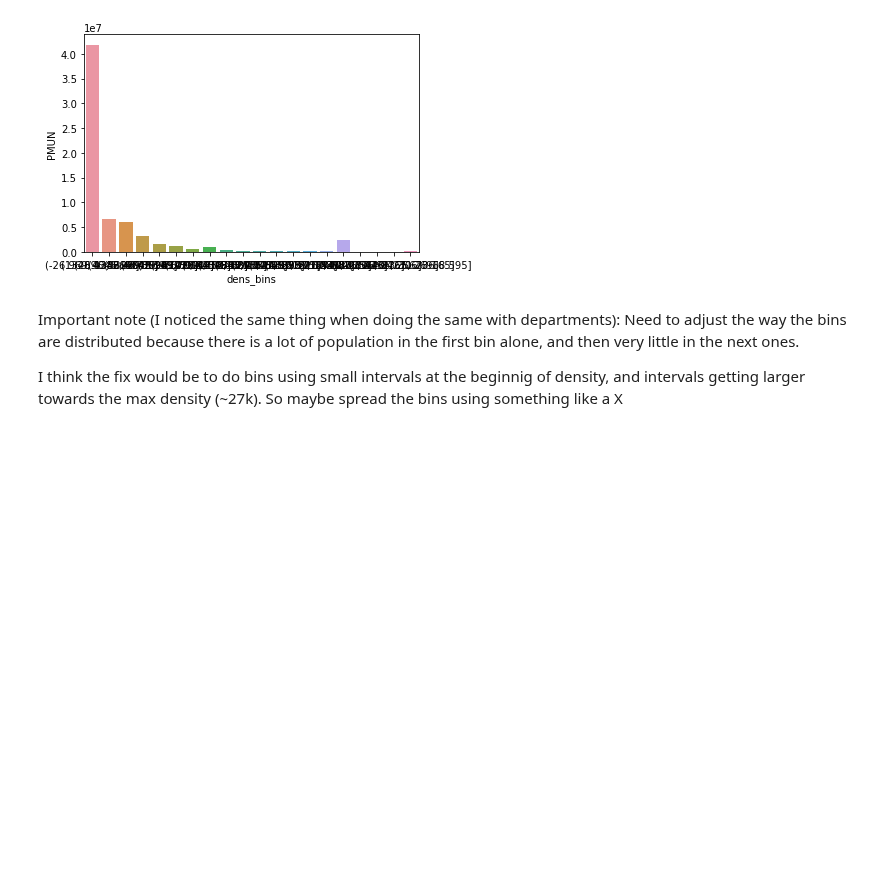
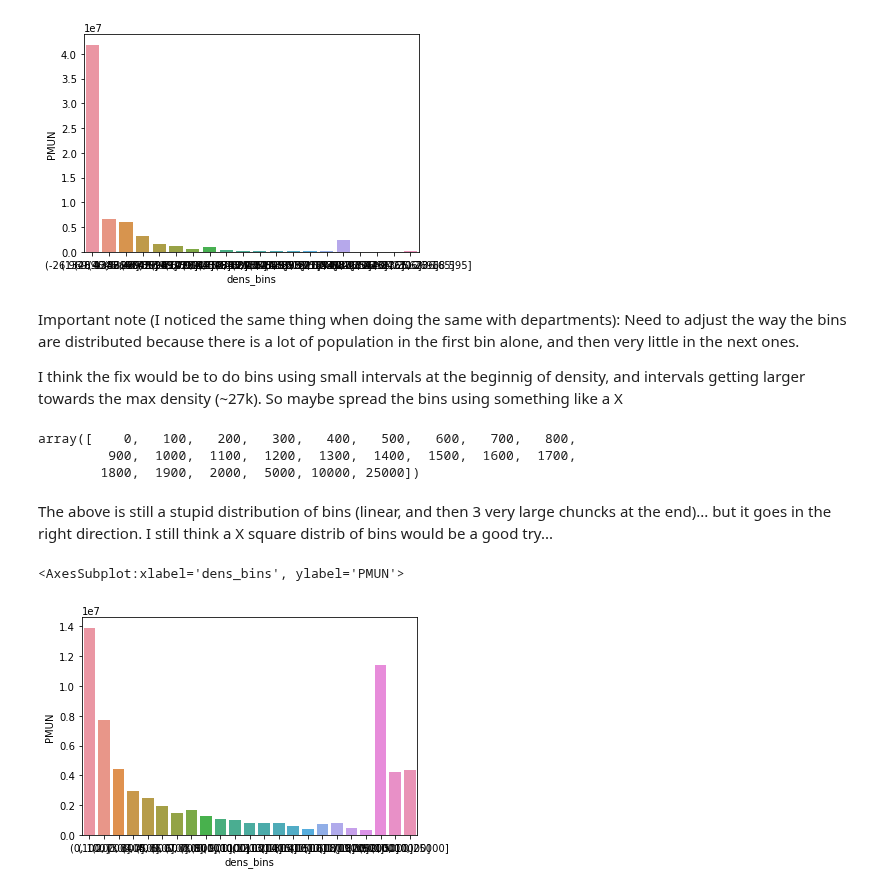
Before and after one commit to Toff-CxDaurade/French-Population, a Jupyter notebook: data_population-density.ipynb, the cells around one changed output. Cells and saved outputs as stored; diff of their text form; code cells hidden in the pictures; blank space fills up the shorter version.

Commit message:
Did a few additional stuffs with plotting

```diff
--- a/data_population-density.ipynb
+++ b/data_population-density.ipynb
@@ -287,6 +287,27 @@ Important note (I noticed the same thing when doing the same with departments):
 
 
 I think the fix would be to do bins using small intervals at the beginnig of density, and intervals getting larger towards the max density (~27k). So maybe spread the bins using something like a X
+# %%
+# Quick and dirty fix to the bins
+bins2 = np.append(np.arange(0, 2001, 100), [5000, 10000, 25000])
+bins2
+# %% [output]
+array([    0,   100,   200,   300,   400,   500,   600,   700,   800,
+         900,  1000,  1100,  1200,  1300,  1400,  1500,  1600,  1700,
+        1800,  1900,  2000,  5000, 10000, 25000])
+# %% [markdown]
+The above is still a stupid distribution of bins (linear, and then 3 very large chuncks at the end)... but it goes in the right direction. I still think a X square distrib of bins would be a good try...
+# %%
+df_densite2 = df_densite.copy()
+# %%
+df_densite2['dens_bins'] = pd.cut(x=df_densite['DENSITE'], bins=bins2)
+df_2 = df_densite2[['PMUN', 'dens_bins']].copy()
+df_grouped2 = df_2.groupby(by='dens_bins').sum()
+# %%
+sns.barplot(data=df_grouped2, x=df_grouped2.index, y='PMUN')
+# %% [output]
+<AxesSubplot:xlabel='dens_bins', ylabel='PMUN'>
+[figure, added]
 # %%
 # Do another version of the plot (smooth curve passing by top of bars)
 # Using from scipy import interpolate
```
